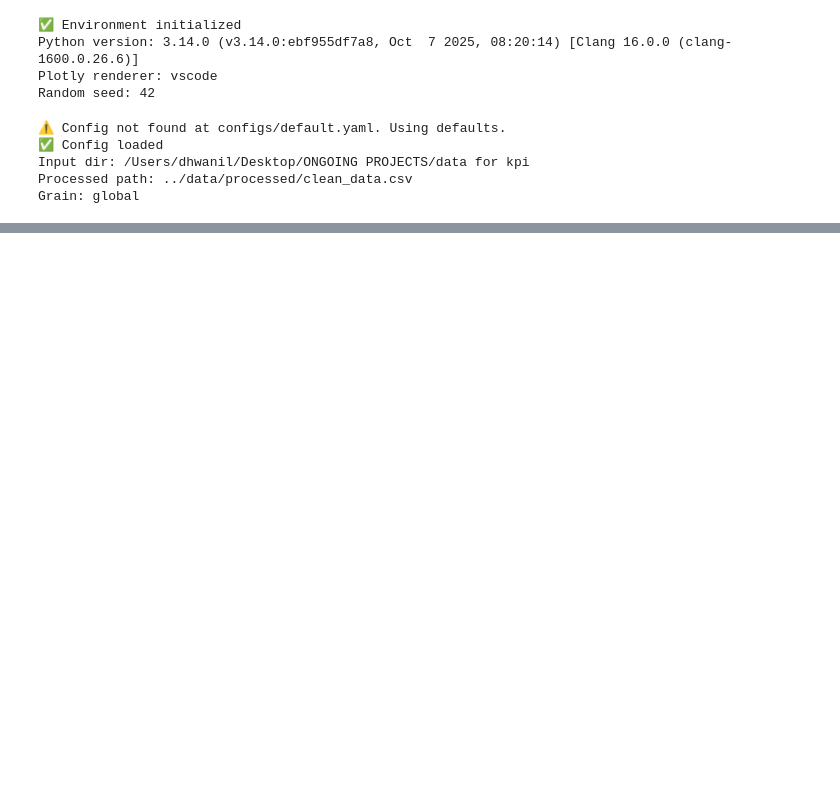
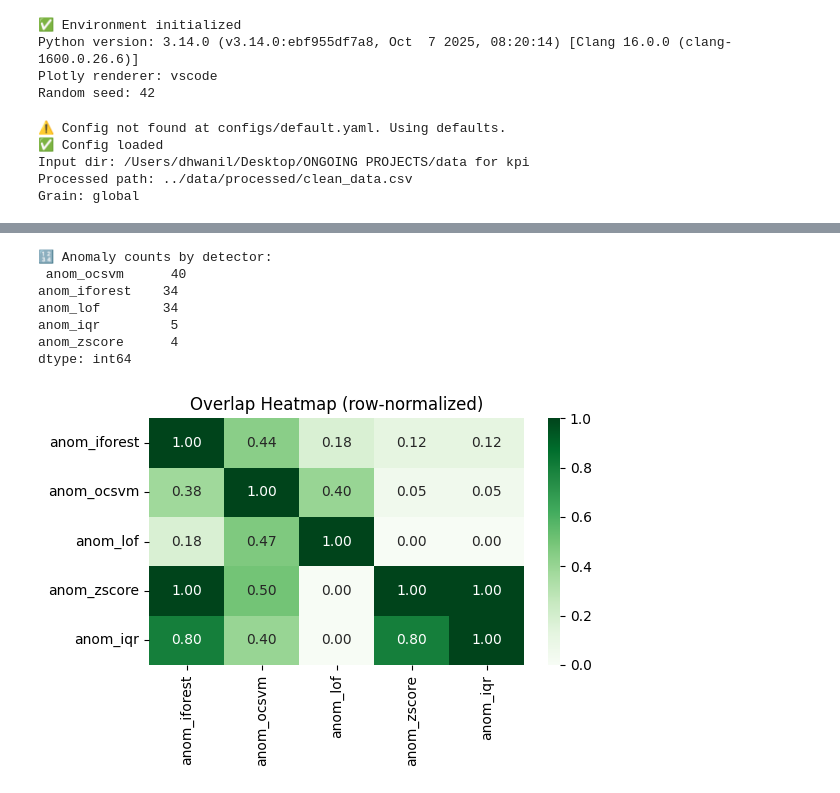
Before and after one commit to dhwanil1907/kpi-anomaly-detector, a Jupyter notebook: notebook/kpi.ipynb, the cells around one changed output, grey strips where cells are left out. Drawn from its saved outputs; the diff is of its cells as text; code cells hidden in the pictures; blank space fills up the shorter version.

```diff
--- a/notebook/kpi.ipynb
+++ b/notebook/kpi.ipynb
@@ -117,0 +685,80 @@ Grain: global
+# %%
+# =========================================================
+# 📊 Cell 10D — Compare Models (counts, overlaps, top anomalies)
+# =========================================================
+
+# 1) Collect all available anomaly flag columns
+flag_cols = [c for c in [
+    "anom_iforest", "anom_ocsvm", "anom_lof",  # ML models
+    "anom_zscore", "anom_iqr"                  # statistical baselines
+] if c in df_det.columns]
+
+if not flag_cols:
+    raise ValueError("No anomaly flag columns found. Run the detector cells first.")
+
+# 2) Basic counts per detector (how many anomalies each found)
+counts = df_det[flag_cols].sum().sort_values(ascending=False)
+print("🔢 Anomaly counts by detector:\n", counts)
+
+# Bar chart of anomaly counts
+fig = go.Figure()
+fig.add_trace(go.Bar(x=counts.index, y=counts.values, name="Anomaly count"))
+fig.update_layout(
+    title="Anomaly Counts by Detector",
+    xaxis_title="Detector",
+    yaxis_title="# anomalies",
+    bargap=0.25
+)
+fig.show()
+
+# 3) Overlap matrix (pairwise % overlap) — proportion of rows both detectors flag as anomalies
+import itertools
+overlap = pd.DataFrame(index=flag_cols, columns=flag_cols, dtype=float)
+for a, b in itertools.product(flag_cols, flag_cols):
+    both = ((df_det[a] == 1) & (df_det[b] == 1)).sum()
+    denom = max(1, (df_det[a] == 1).sum())  # normalize by anomalies in 'a'
+    overlap.loc[a, b] = both / denom
+
+# Heatmap for overlap (rows normalized)
+plt.figure(figsize=(6, 4))
+sns.heatmap(overlap.astype(float), annot=True, fmt=".2f", cmap="Greens")
+plt.title("Overlap Heatmap (row-normalized)")
+plt.tight_layout()
+plt.show()
+
+# 4) Simple voting ensemble (sum of flags) and top anomalies table
+df_det["vote_sum"] = df_det[flag_cols].sum(axis=1)
+top_anoms = (df_det[df_det["vote_sum"] > 0]
+             .sort_values(["vote_sum", "date"], ascending=[False, True])
+             .loc[:, ["date", "sales", "vote_sum"] + flag_cols]
+             .head(20))
+
+print("🧮 Top anomalies by model agreement (vote_sum):")
+display(top_anoms)
+
+# 5) Optional: plot with a chosen consensus rule (e.g., vote_sum >= 2)
+CONSENSUS_K = 2  # change to 1 (any), 2 (at least two), 3 (strict), etc.
+df_det["anom_consensus"] = (df_det["vote_sum"] >= CONSENSUS_K).astype(int)
+
+print(f"✅ Consensus rule applied: vote_sum >= {CONSENSUS_K}")
+print("Consensus anomalies:", int(df_det["anom_consensus"].sum()))
+
+# Visualize consensus anomalies on the series
+plot_anomalies(
+    df=df_det.rename(columns={"anom_consensus": "anom_temp_consensus"}),
+    date_col="date",
+    value_col="sales",
+    flag_col="anom_temp_consensus",
+    title=f"Sales — Consensus Anomalies (vote_sum ≥ {CONSENSUS_K})"
+)
+# Clean up temp column to keep df_det tidy
+df_det.drop(columns=["anom_temp_consensus"], errors="ignore", inplace=True)
+# %% [output]
+🔢 Anomaly counts by detector:
+ anom_ocsvm      40
+anom_iforest    34
+anom_lof        34
+anom_iqr         5
+anom_zscore      4
+dtype: int64
+[figure, added]
```
Also changed, not shown: parts of 15 cells of this notebook, 8 other files.
